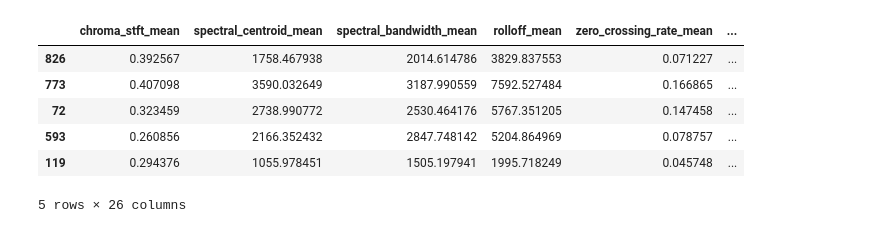
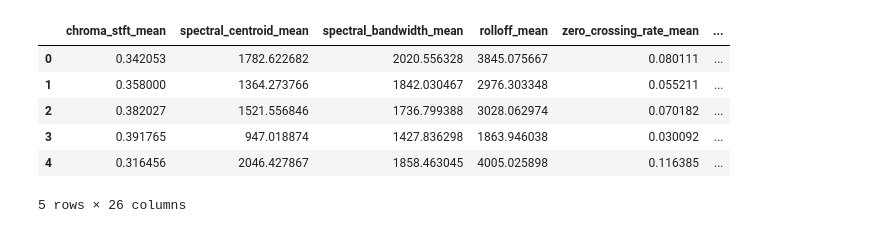
Before and after one commit to givi0519/CSCI-4622-Final-Project, a Jupyter notebook: keras_NN.ipynb, the cells around one changed output. Saved outputs shown, nothing was run; the diff lists cells and outputs as text; code cells hidden in the pictures.

```diff
--- a/keras_NN.ipynb
+++ b/keras_NN.ipynb
@@ -26,24 +26,23 @@ genres = [
 # %%
 # load dataframe from csv
 dfFeatures = pd.read_csv("music_features.csv")
 
-# shuffle dataframe
-dfFeatures = shuffle(dfFeatures)
+
 
 # extract genres for labels
 genreList = dfFeatures['genre']
 
 # drop genres and filenames for training data
 dfFeatures= dfFeatures.drop(columns = ['filename', 'genre'])
 
 dfFeatures.head()
 # %% [output]
 |  | chroma_stft_mean | spectral_centroid_mean | spectral_bandwidth_mean | rolloff_mean | zero_crossing_rate_mean | ... |
-| 826 | 0.392567 | 1758.467938 | 2014.614786 | 3829.837553 | 0.071227 | ... |
-| 773 | 0.407098 | 3590.032649 | 3187.990559 | 7592.527484 | 0.166865 | ... |
-| 72 | 0.323459 | 2738.990772 | 2530.464176 | 5767.351205 | 0.147458 | ... |
-| 593 | 0.260856 | 2166.352432 | 2847.748142 | 5204.864969 | 0.078757 | ... |
-| 119 | 0.294376 | 1055.978451 | 1505.197941 | 1995.718249 | 0.045748 | ... |
+| 0 | 0.342053 | 1782.622682 | 2020.556328 | 3845.075667 | 0.080111 | ... |
+| 1 | 0.358000 | 1364.273766 | 1842.030467 | 2976.303348 | 0.055211 | ... |
+| 2 | 0.382027 | 1521.556846 | 1736.799388 | 3028.062974 | 0.070182 | ... |
+| 3 | 0.391765 | 947.018874 | 1427.836298 | 1863.946038 | 0.030092 | ... |
+| 4 | 0.316456 | 2046.427867 | 1858.463045 | 4005.025898 | 0.116385 | ... |
 5 rows × 26 columns
 # %%
 # standardize data
```
Also changed, not shown: parts of 19 cells of this notebook, 5 other files.
